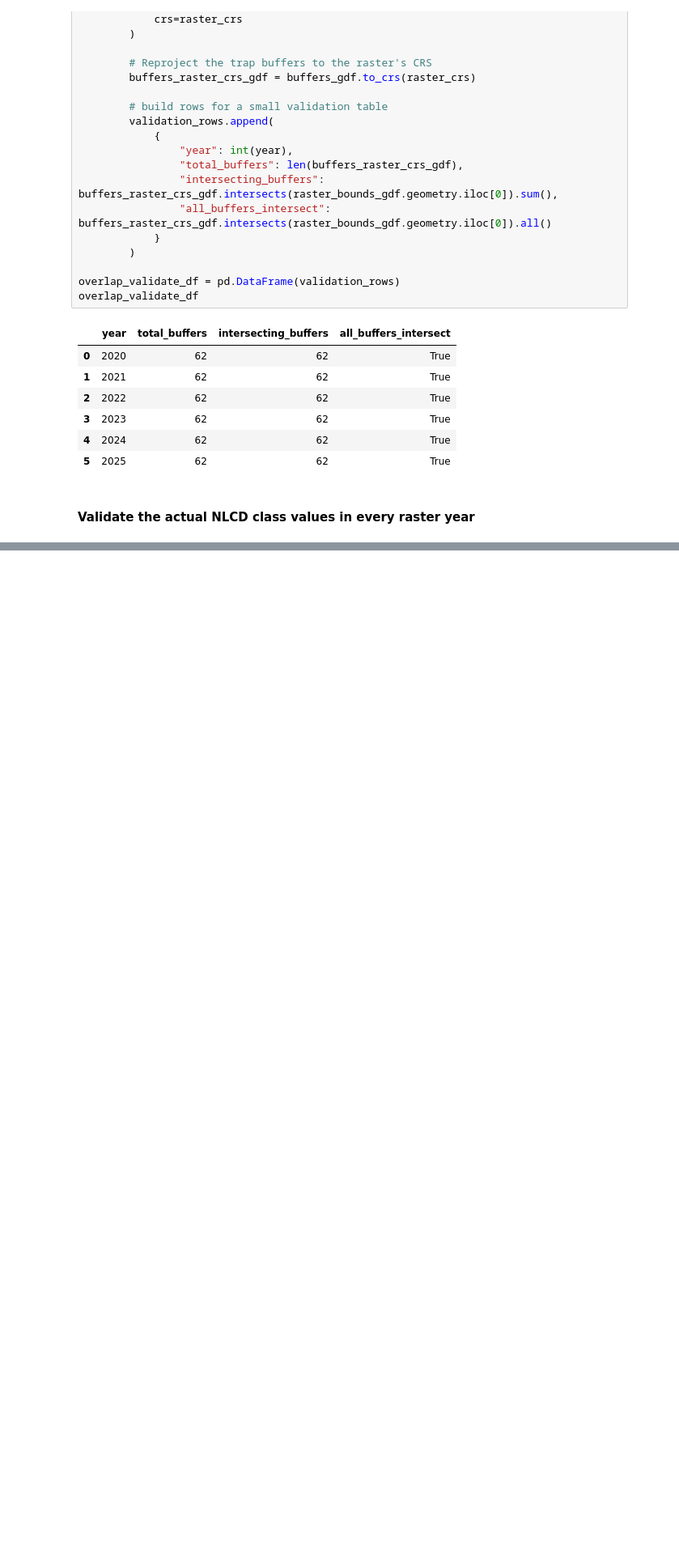
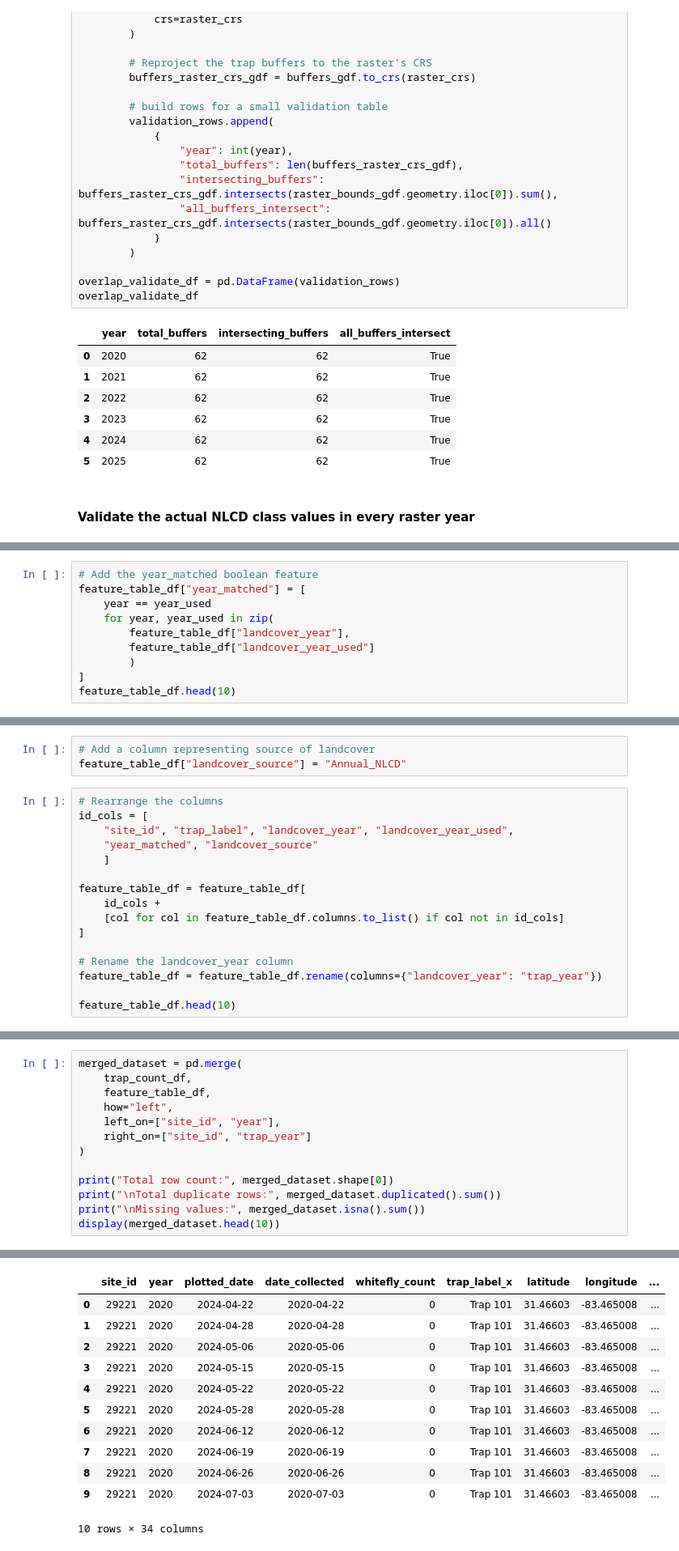
Before and after one commit to Leonidus1995/Whitefly_Risk_Intelligence, a Jupyter notebook: notebooks/02a_nlcd_landcover_features.ipynb, the cells around one changed output, grey strips where cells are left out. Shown at 81% size. Drawn from its saved outputs; the diff is of its cells as text; blank space fills up the shorter version.

```diff
--- a/notebooks/02a_nlcd_landcover_features.ipynb
+++ b/notebooks/02a_nlcd_landcover_features.ipynb
@@ -1281,0 +1652,10 @@ display(nlcd_counts_2025.head())
+# %%
+# Add the year_matched boolean feature
+feature_table_df["year_matched"] = [
+    year == year_used
+    for year, year_used in zip(
+        feature_table_df["landcover_year"],
+        feature_table_df["landcover_year_used"]
+        )
+]
+feature_table_df.head(10)
@@ -1281,0 +1675,19 @@ display(nlcd_counts_2025.head())
+# %%
+# Add a column representing source of landcover
+feature_table_df["landcover_source"] = "Annual_NLCD"
+# %%
+# Rearrange the columns
+id_cols = [
+    "site_id", "trap_label", "landcover_year", "landcover_year_used",
+    "year_matched", "landcover_source"
+    ]
+
+feature_table_df = feature_table_df[
+    id_cols +
+    [col for col in feature_table_df.columns.to_list() if col not in id_cols]
+]
+
+# Rename the landcover_year column
+feature_table_df = feature_table_df.rename(columns={"landcover_year": "trap_year"})
+
+feature_table_df.head(10)
@@ -1281,0 +1723,14 @@ display(nlcd_counts_2025.head())
+# %%
+merged_dataset = pd.merge(
+    trap_count_df,
+    feature_table_df,
+    how="left",
+    left_on=["site_id", "year"],
+    right_on=["site_id", "trap_year"]
+)
+
+print("Total row count:", merged_dataset.shape[0])
+print("\nTotal duplicate rows:", merged_dataset.duplicated().sum())
+print("\nMissing values:", merged_dataset.isna().sum())
+display(merged_dataset.head(10))
+# %% [output]
@@ -1281,0 +1754,12 @@ display(nlcd_counts_2025.head())
+|  | site_id | year | plotted_date | date_collected | whitefly_count | trap_label_x | latitude | longitude | ... |
+| 0 | 29221 | 2020 | 2024-04-22 | 2020-04-22 | 0 | Trap 101 | 31.46603 | -83.465008 | ... |
+| 1 | 29221 | 2020 | 2024-04-28 | 2020-04-28 | 0 | Trap 101 | 31.46603 | -83.465008 | ... |
+| 2 | 29221 | 2020 | 2024-05-06 | 2020-05-06 | 0 | Trap 101 | 31.46603 | -83.465008 | ... |
+| 3 | 29221 | 2020 | 2024-05-15 | 2020-05-15 | 0 | Trap 101 | 31.46603 | -83.465008 | ... |
+| 4 | 29221 | 2020 | 2024-05-22 | 2020-05-22 | 0 | Trap 101 | 31.46603 | -83.465008 | ... |
+| 5 | 29221 | 2020 | 2024-05-28 | 2020-05-28 | 0 | Trap 101 | 31.46603 | -83.465008 | ... |
+| 6 | 29221 | 2020 | 2024-06-12 | 2020-06-12 | 0 | Trap 101 | 31.46603 | -83.465008 | ... |
+| 7 | 29221 | 2020 | 2024-06-19 | 2020-06-19 | 0 | Trap 101 | 31.46603 | -83.465008 | ... |
+| 8 | 29221 | 2020 | 2024-06-26 | 2020-06-26 | 0 | Trap 101 | 31.46603 | -83.465008 | ... |
+| 9 | 29221 | 2020 | 2024-07-03 | 2020-07-03 | 0 | Trap 101 | 31.46603 | -83.465008 | ... |
+10 rows × 34 columns
```
Also changed, not shown: parts of 34 cells of this notebook.
